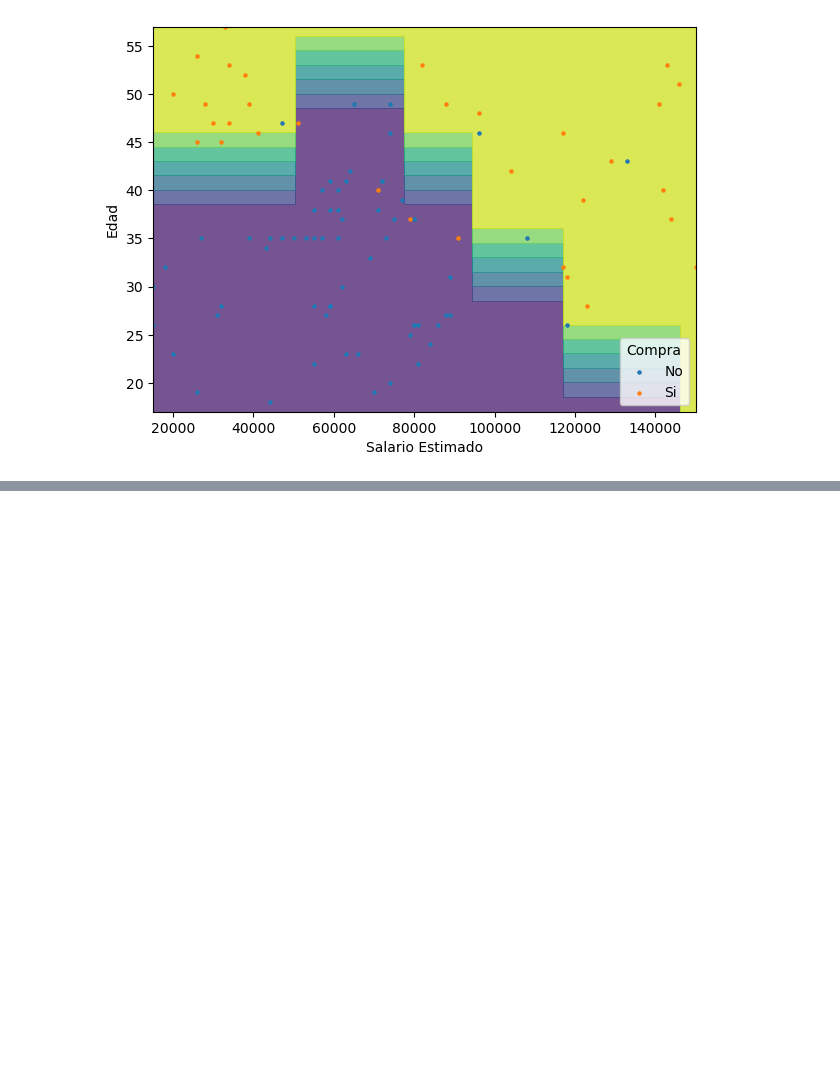
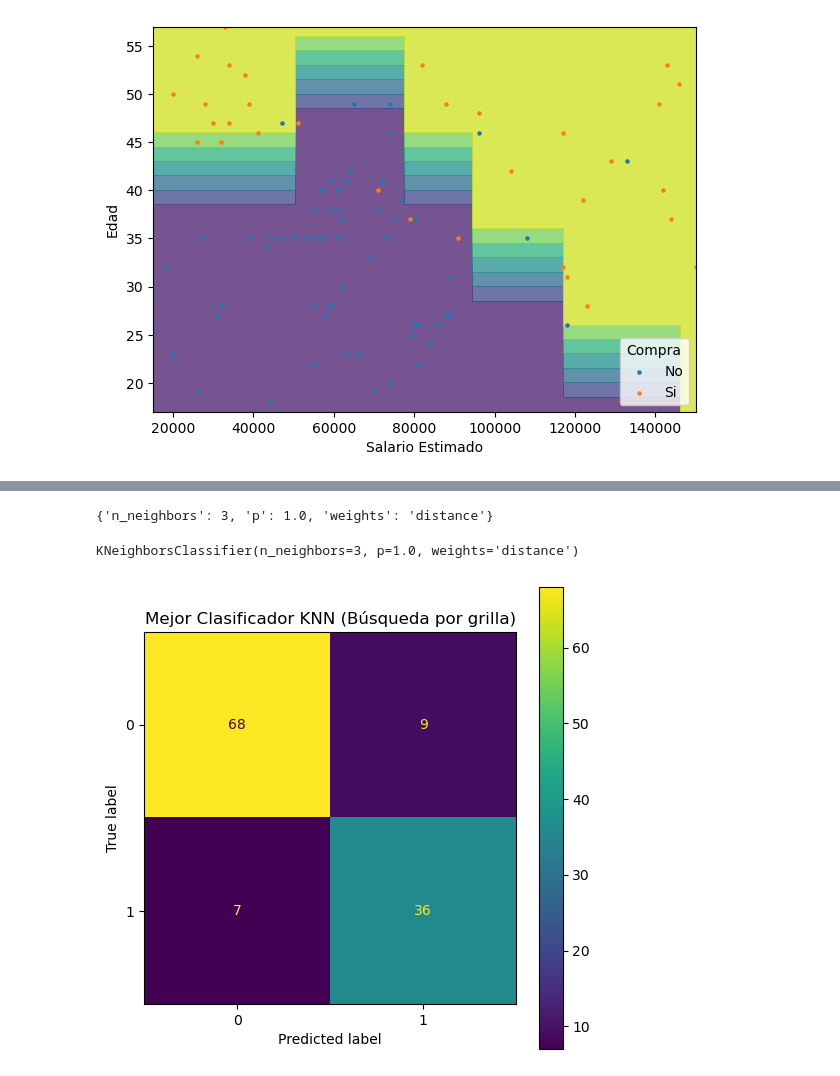
Before and after one commit to Mauro-Aguirregaray/Master-IA, a Jupyter notebook: [06] Aprendizaje de Máquina 1/clase2/ejercicios/Ejercicio_Clase2_MauroAguirregaray.ipynb, the cells around one changed output, grey strips where cells are left out. Cells and saved outputs as stored; diff of their text form; code cells hidden in the pictures; blank space fills up the shorter version.

```diff
--- a/[06] Aprendizaje de Máquina 1/clase2/ejercicios/Ejercicio_Clase2_MauroAguirregaray.ipynb
+++ b/[06] Aprendizaje de Máquina 1/clase2/ejercicios/Ejercicio_Clase2_MauroAguirregaray.ipynb
@@ -276,0 +418,18 @@ plt.show()
+# %%
+from sklearn.model_selection import GridSearchCV
+
+classifier_knn = KNeighborsClassifier()
+
+hyperparams = {"n_neighbors": np.arange(1, 30),    # Cantidad de vecinos.
+               "weights": ["uniform", "distance"],  # Como se pesa los votos
+               "p": np.arange(1.0, 30.0)}              # Valores para la distancia de Minkowski
+
+# Creamos un método de busqueda por grilla:
+grid = GridSearchCV(classifier_knn,
+                    hyperparams,
+                    refit=False,
+                    cv=3,
+                    scoring='f1',
+                    n_jobs=-1)
+
+grid.fit(X_train, y_train)
@@ -276,0 +445,24 @@ plt.show()
+# %%
+grid.best_params_
+# %% [output]
+{'n_neighbors': 3, 'p': 1.0, 'weights': 'distance'}
+# %%
+best_knn_grid = KNeighborsClassifier(**grid.best_params_)
+best_knn_grid.fit(X_train, y_train)
+# %% [output]
+KNeighborsClassifier(n_neighbors=3, p=1.0, weights='distance')
+# %%
+#Evaluamos
+y_pred  = best_knn_grid.predict(X_test)
+
+cm_best_knn_grid = confusion_matrix(y_test, y_pred)
+
+disp = ConfusionMatrixDisplay(confusion_matrix=cm_best_knn_grid,
+                              display_labels=best_knn_grid.classes_)
+
+fig, ax = plt.subplots(figsize=(6,6))
+ax.grid(False)
+disp.plot(ax=ax)
+ax.set_title("Mejor Clasificador KNN (Búsqueda por grilla)");
+# %% [output]
+[figure, added]
```
Also changed, not shown: parts of 16 cells of this notebook.
